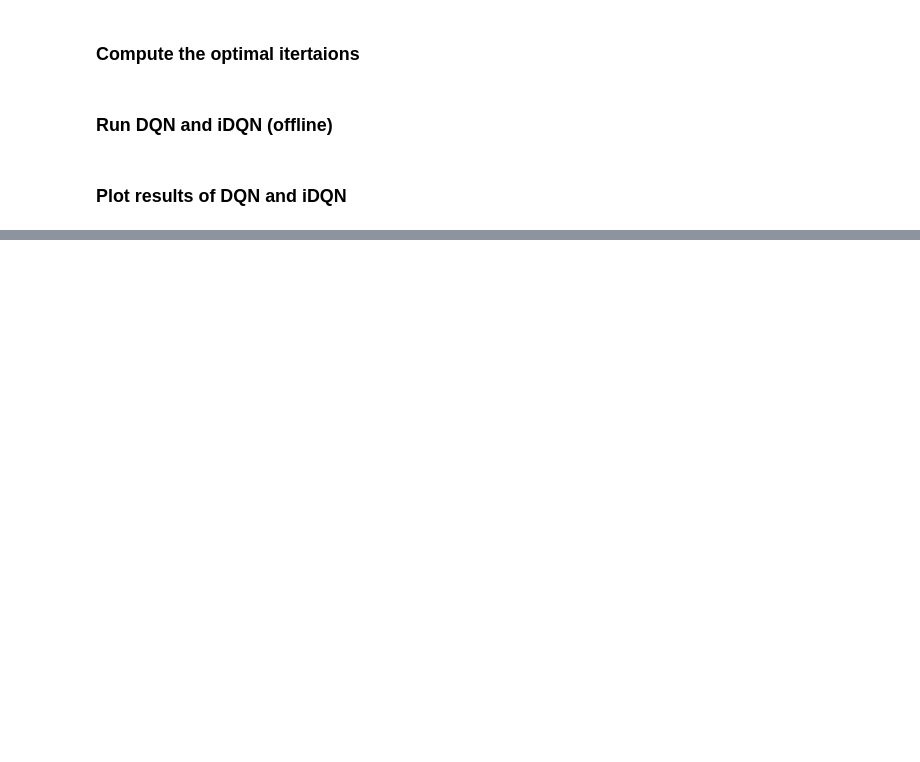
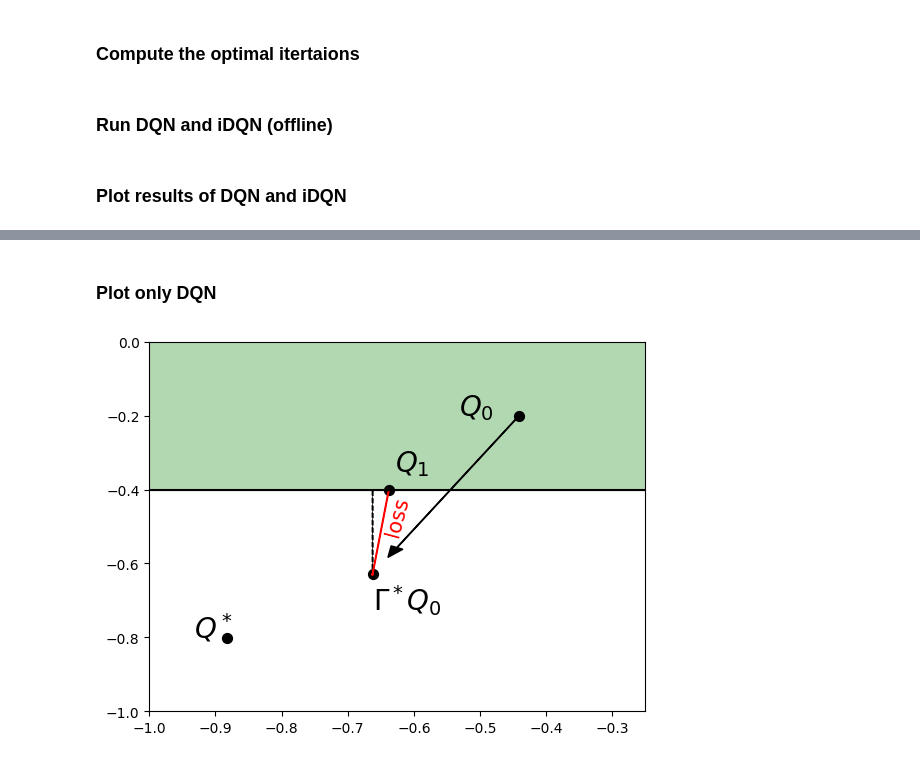
Before and after one commit to theovincent/i-DQN, a Jupyter notebook: experiments/lqr/plots.ipynb, the cells around one changed output, grey strips where cells are left out. Cells and saved outputs as stored; diff of their text form; code cells hidden in the pictures; blank space fills up the shorter version.

Commit message:
LQR with plots

```diff
--- a/experiments/lqr/plots.ipynb
+++ b/experiments/lqr/plots.ipynb
@@ -143,0 +153,49 @@ plt.savefig("pratical_example.pdf", bbox_inches='tight')
+# %% [markdown]
+### Plot only DQN
+# %%
+import matplotlib.pyplot as plt
+
+n_points = 10
+ms = np.linspace(min_m, 0, n_points)
+
+# Optimal point
+plt.scatter(env.optimal_weights[2], env.optimal_weights[0], color="black", s=50)
+plt.text(-0.05 + env.optimal_weights[2], env.optimal_weights[0], "$Q^*$", fontsize=20)
+
+# Allowed parameter space
+plt.plot(ms, np.ones(n_points) * max_g, color="black")
+plt.plot(ms, -np.ones(n_points) * max_g, color="black")
+plt.fill_between(ms, -np.ones(n_points) * max_g, np.ones(n_points) * max_g, color="green", alpha=0.3)
+plt.vlines(0, ymin=-max_g, ymax=max_g, color="black")
+
+# Plot the first Bellman iteration and its projection
+plt.scatter(initial_point[0], initial_point[1], color="black", s=50)
+plt.text(-0.09 + initial_point[0], initial_point[1], "$Q_0$", fontsize=20)
+x, y = initial_point[0], initial_point[1]
+first_iteration = optimal_bellman_iteration(initial_point)
+dx, dy = first_iteration[0] - x, first_iteration[1] - y
+plt.arrow(x, y, dx / 1.2, dy / 1.2, head_width = 0.02, color="black")
+
+plt.scatter(first_iteration[0], first_iteration[1], color="black", s=50)
+plt.text(first_iteration[0], -0.1 + first_iteration[1], f"$\Gamma^*Q_0$", fontsize=20)
+
+first_projection = projection(first_iteration)
+x, y = first_projection[0], first_projection[1]
+dx, dy = first_iteration[0] - x, first_iteration[1] - y
+plt.arrow(x, y, dx, dy, color="black", linestyle="dashed")
+
+# Plot DQN point
+plt.scatter(dqn_point[0], dqn_point[1], color="black", s=50)
+plt.text(0.01 + dqn_point[0], 0.05 + dqn_point[1], "$Q_1$", color="black", fontsize=20)
+
+# Plot DQN loss
+x, y = dqn_point[0], dqn_point[1]
+dx, dy = first_iteration[0] - x, first_iteration[1] - y
+plt.arrow(x, y, dx, dy, color="red")
+plt.text(-0.01 + dqn_point[0], -0.12 + dqn_point[1], "loss", color="red", fontsize=15, rotation=75)
+
+plt.xlim(-1, -0.25)
+plt.ylim(-1, 0)
+plt.savefig("pratical_example_dqn.pdf", bbox_inches='tight')
+# %% [output]
+[figure, added]
```
Also changed, not shown: parts of 4 cells of this notebook.
